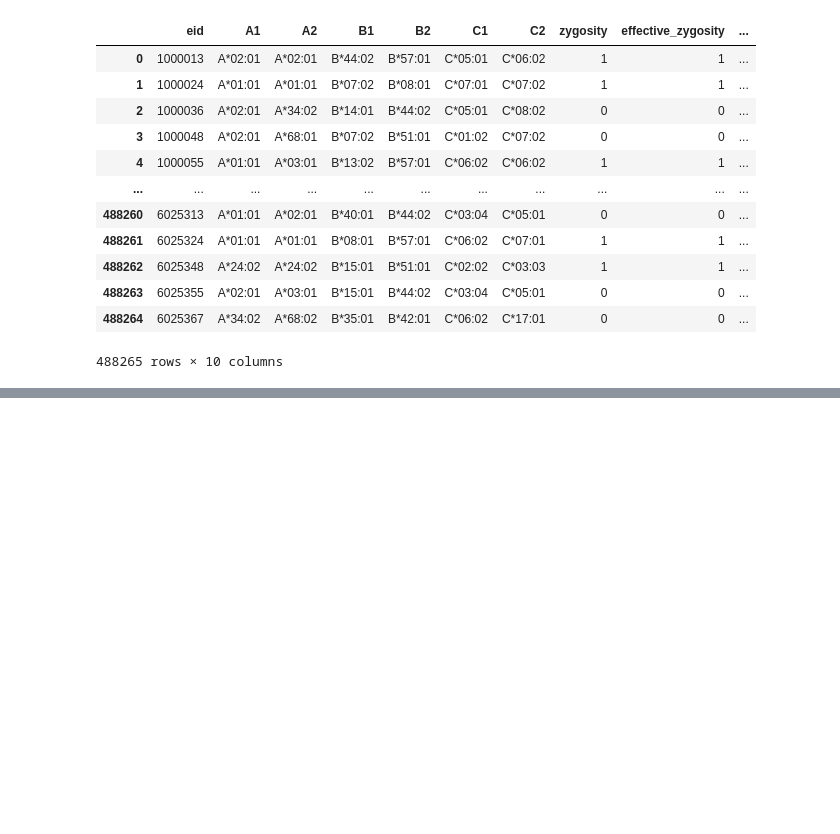
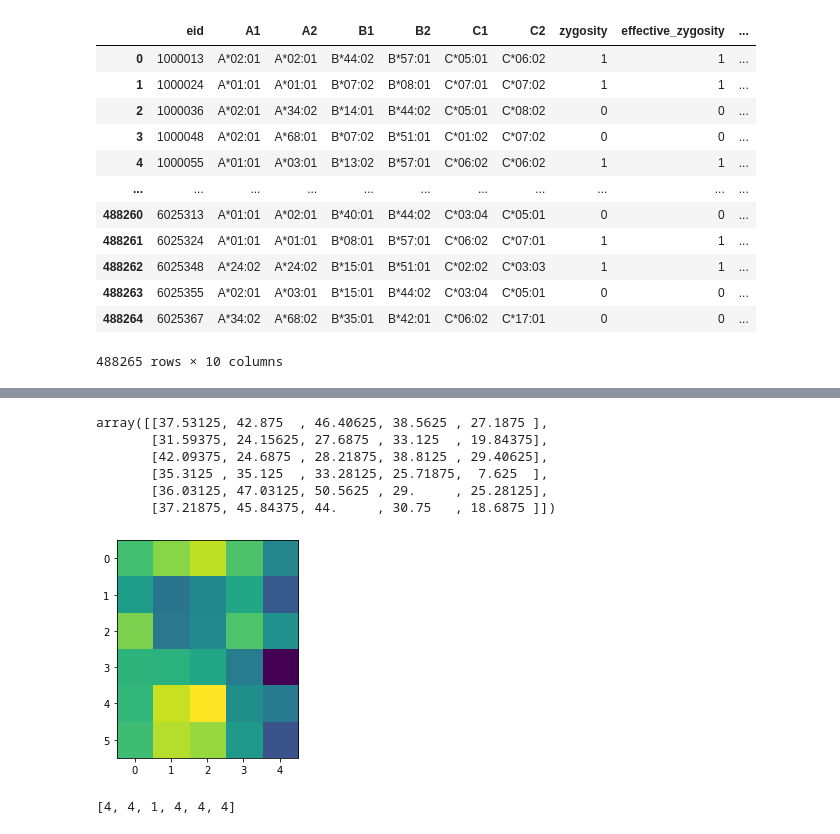
Before and after one commit to cole-khamnei/HLA_genotyping_associations, a Jupyter notebook: notebooks/HLA_EDA.ipynb, the cells around one changed output, grey strips where cells are left out. Drawn from its saved outputs; the diff is of its cells as text; code cells hidden in the pictures; blank space fills up the shorter version.

```diff
--- a/notebooks/HLA_EDA.ipynb
+++ b/notebooks/HLA_EDA.ipynb
@@ -109,0 +117,11 @@ Elapsed time: 0.0727 seconds
+# %%
+HLA_allele_columns = ["A1", "A2", "B1", "B2", "C1", "C2"]
+HLA_allele_sequence_columns = []
+for allele_column in HLA_allele_columns:
+    data[f"{allele_column}_sequence"] = data[allele_column].apply(class_I_allele_map._map, None)
+    HLA_allele_sequence_columns.append(f"{allele_column}_sequence")
+# %%
+HLA_dict = dict(zip(data["eid"], data[HLA_allele_sequence_columns].values))
+# %%
+ex_p = data["eid"].values[:2]
+data.iloc[:2]
@@ -109,0 +132,3 @@ Elapsed time: 0.0727 seconds
+# %%
+p1 = np.unique(HLA_dict[ex_p[0]])
+p2 = np.unique(HLA_dict[ex_p[1]])
@@ -109,0 +173,18 @@ Elapsed time: 0.0727 seconds
+# %%
+inter_person_distances = np.array([[grantham_distance.sequence_pair_distance(seq_1, seq_2) for seq_2 in p2]for seq_1 in p1])
+
+plt.imshow(inter_person_distances)
+inter_person_distances
+# %% [output]
+array([[37.53125, 42.875  , 46.40625, 38.5625 , 27.1875 ],
+       [31.59375, 24.15625, 27.6875 , 33.125  , 19.84375],
+       [42.09375, 24.6875 , 28.21875, 38.8125 , 29.40625],
+       [35.3125 , 35.125  , 33.28125, 25.71875,  7.625  ],
+       [36.03125, 47.03125, 50.5625 , 29.     , 25.28125],
+       [37.21875, 45.84375, 44.     , 30.75   , 18.6875 ]])
+[figure, added]
+# %%
+seq_1 = p1[0]
+[np.argmin([grantham_distance.sequence_pair_distance(seq_1, seq_2) for seq_2 in p2]) for seq_1 in p1]
+# %% [output]
+[4, 4, 1, 4, 4, 4]
```
Also changed, not shown: parts of 8 cells of this notebook, 2 other files.
